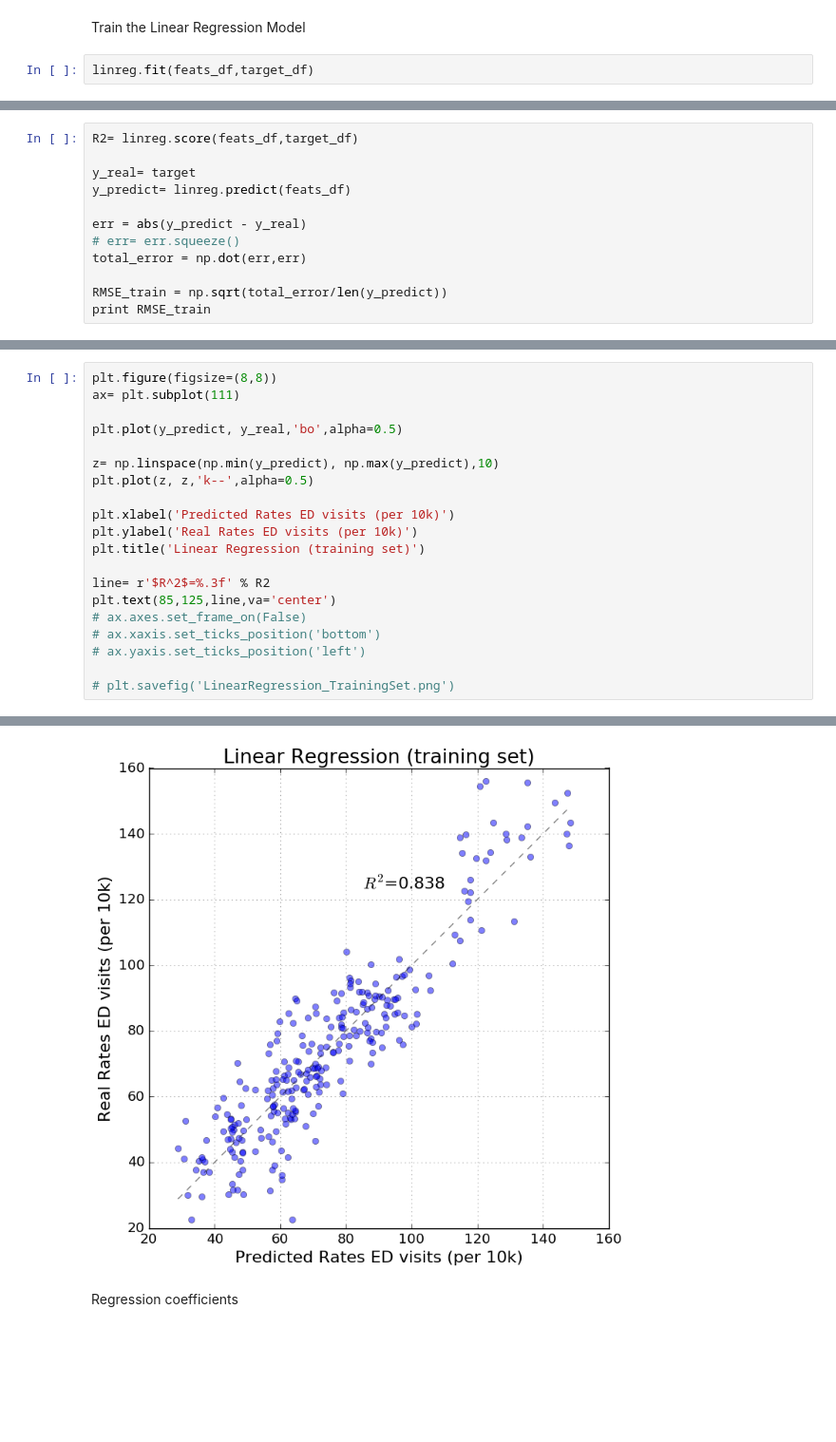
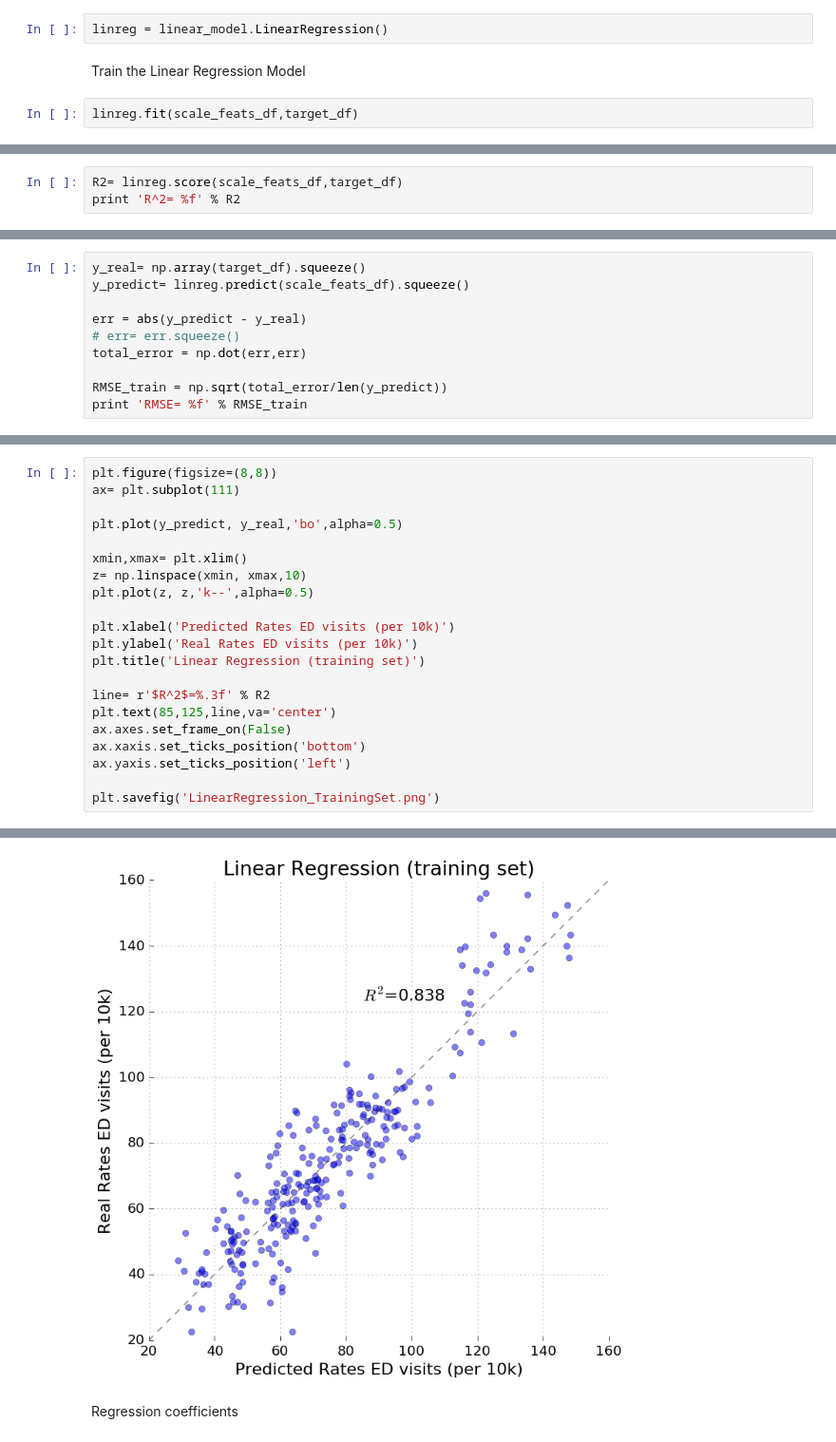
Before and after one commit to joao-r-santos/Asthma, a Jupyter notebook: Data/Exploratory ML.ipynb, the cells around one changed output, grey strips where cells are left out. Shown: that part at 95% size. Cells and saved outputs as stored; diff of their text form; blank space fills up the shorter version.

```diff
--- a/Data/Exploratory ML.ipynb
+++ b/Data/Exploratory ML.ipynb
@@ -80,5 +145,7 @@ NEED TO CHECK STANDARD SCALER
+# %%
+linreg = linear_model.LinearRegression()
 # %% [markdown]
 Train the Linear Regression Model
 # %%
-linreg.fit(feats_df,target_df)
+linreg.fit(scale_feats_df,target_df)
 # %% [output]
@@ -85,0 +153,3 @@ LinearRegression(copy_X=True, fit_intercept=True, n_jobs=1, normalize=True)
+# %%
+R2= linreg.score(scale_feats_df,target_df)
+print 'R^2= %f' % R2
@@ -86,13 +158,11 @@ LinearRegression(copy_X=True, fit_intercept=True, n_jobs=1, normalize=True)
 # %%
-R2= linreg.score(feats_df,target_df)
-
-y_real= target
-y_predict= linreg.predict(feats_df)
+y_real= np.array(target_df).squeeze()
+y_predict= linreg.predict(scale_feats_df).squeeze()
 
 err = abs(y_predict - y_real)
 # err= err.squeeze()
 total_error = np.dot(err,err)
 
 RMSE_train = np.sqrt(total_error/len(y_predict))
-print RMSE_train
+print 'RMSE= %f' % RMSE_train
 # %% [output]
@@ -103,7 +173,8 @@ ax= plt.subplot(111)
 
 plt.plot(y_predict, y_real,'bo',alpha=0.5)
 
-z= np.linspace(np.min(y_predict), np.max(y_predict),10)
+xmin,xmax= plt.xlim()
+z= np.linspace(xmin, xmax,10)
 plt.plot(z, z,'k--',alpha=0.5)
 
 plt.xlabel('Predicted Rates ED visits (per 10k)')
@@ -112,9 +183,9 @@ plt.title('Linear Regression (training set)')
 
 line= r'$R^2$=%.3f' % R2
 plt.text(85,125,line,va='center')
-# ax.axes.set_frame_on(False)
-# ax.xaxis.set_ticks_position('bottom')
-# ax.yaxis.set_ticks_position('left')
+ax.axes.set_frame_on(False)
+ax.xaxis.set_ticks_position('bottom')
+ax.yaxis.set_ticks_position('left')
 
-# plt.savefig('LinearRegression_TrainingSet.png')
+plt.savefig('LinearRegression_TrainingSet.png')
 # %% [output]
@@ -122,4 +192,4 @@ plt.text(85,125,line,va='center')
-[figure, old version]
+[figure, new version]
 # %% [markdown]
 Regression coefficients
 # %%
```
Also changed, not shown: parts of 48 cells of this notebook.
